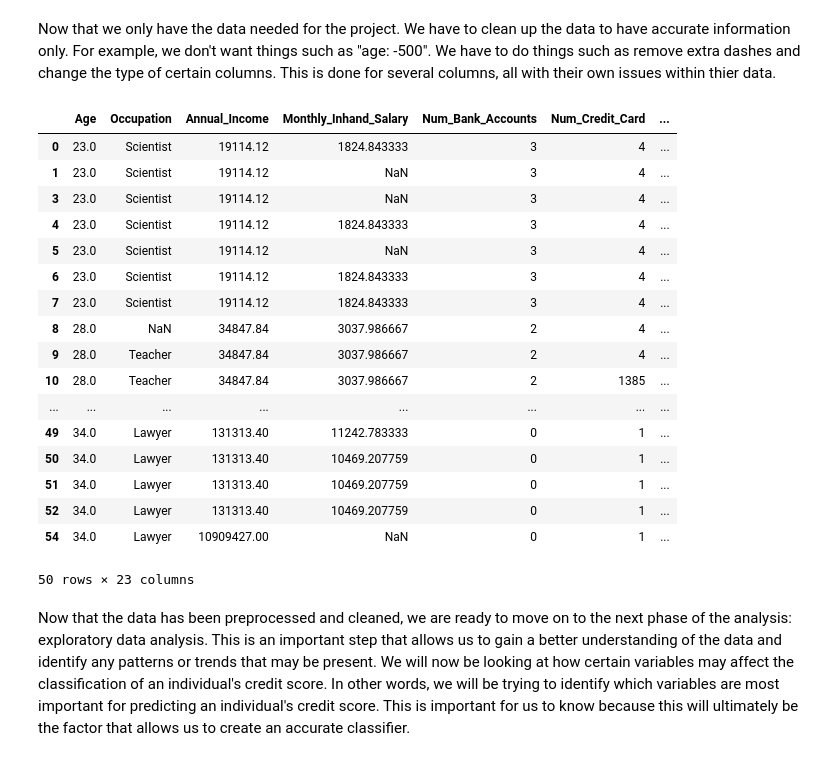
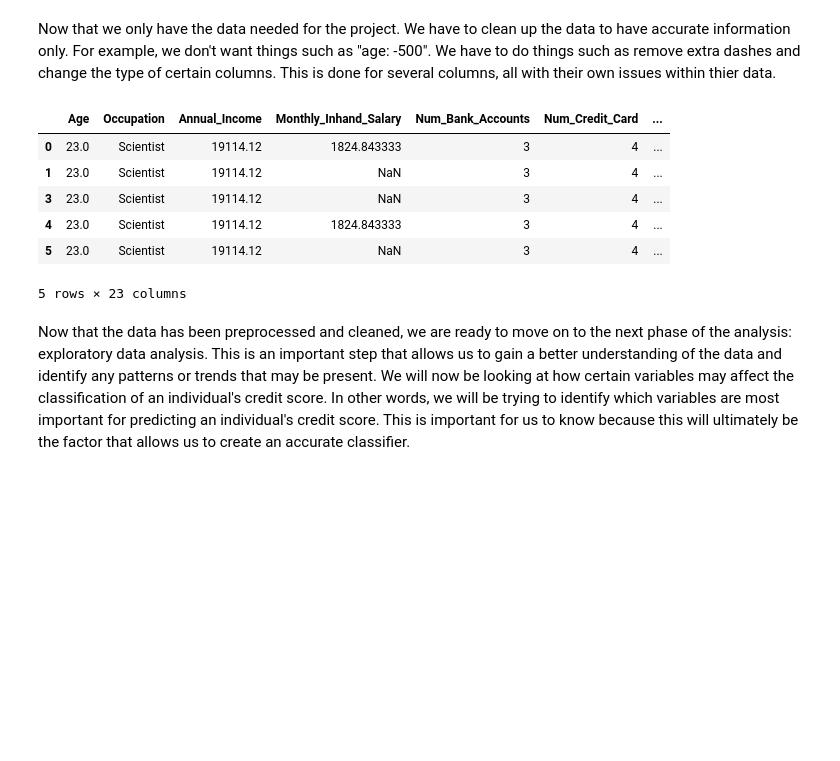
Before and after one commit to sheevs2/sheevs2.github.io, a Jupyter notebook: finalProject.ipynb, the cells around one changed output. Cells and saved outputs as stored; diff of their text form; code cells hidden in the pictures; blank space fills up the shorter version.

```diff
--- a/finalProject.ipynb
+++ b/finalProject.ipynb
@@ -65,46 +66,37 @@ training["Age"] = training["Age"].apply(lambda x: x if x > 0 and x < 115 else np
 training["Occupation"] = training["Occupation"].replace("_______", np.nan)
 # payment behavior
 training["Payment_Behaviour"] = training["Payment_Behaviour"].replace("!@9#%8", "Medium_spent_Medium_value_payments")
 # number of loans
 training["Num_of_Loan"] = training["Num_of_Loan"].str.replace(r"_$", "", regex=True)
 training["Num_of_Loan"] = training["Num_of_Loan"].astype("int64")
 training["Num_of_Loan"] = training["Num_of_Loan"].apply(lambda x:  x if x >= 0 else np.nan)
 # credit mix
 training["Credit_Mix"] = training["Credit_Mix"].replace("_", "")
 training["Credit_Mix"] = training["Credit_Mix"].replace("-", "")
 # changing credit limit
 training["Changed_Credit_Limit"] = training["Changed_Credit_Limit"].replace("_", 0)
 training["Changed_Credit_Limit"] = training["Changed_Credit_Limit"].astype("float64")
 # drop duplicate ids
 training.drop_duplicates(subset="ID", inplace=True)
 training = training.drop(columns ="ID")
 #get values out of "credit history age"
 training["Credit_History_Age"] = training["Credit_History_Age"].str.extract(r'(\d+)')
 training["Credit_History_Age"] = training["Credit_History_Age"].replace(np.nan, 0)
 # deletes the row if age or num is NaN
 training = training.dropna(subset=["Age", "Num_of_Loan"])
+# outstanding debts
+training["Outstanding_Debt"] = training["Outstanding_Debt"].str.replace(r"_$", "", regex=True)
 
 # print new
-training.head(50)
+training.head()
 # %% [output]
 |  | Age | Occupation | Annual_Income | Monthly_Inhand_Salary | Num_Bank_Accounts | Num_Credit_Card | ... |
 | 0 | 23.0 | Scientist | 19114.12 | 1824.843333 | 3 | 4 | ... |
 | 1 | 23.0 | Scientist | 19114.12 | NaN | 3 | 4 | ... |
 | 3 | 23.0 | Scientist | 19114.12 | NaN | 3 | 4 | ... |
 | 4 | 23.0 | Scientist | 19114.12 | 1824.843333 | 3 | 4 | ... |
 | 5 | 23.0 | Scientist | 19114.12 | NaN | 3 | 4 | ... |
-| 6 | 23.0 | Scientist | 19114.12 | 1824.843333 | 3 | 4 | ... |
-| 7 | 23.0 | Scientist | 19114.12 | 1824.843333 | 3 | 4 | ... |
-| 8 | 28.0 | NaN | 34847.84 | 3037.986667 | 2 | 4 | ... |
-| 9 | 28.0 | Teacher | 34847.84 | 3037.986667 | 2 | 4 | ... |
-| 10 | 28.0 | Teacher | 34847.84 | 3037.986667 | 2 | 1385 | ... |
-| ... | ... | ... | ... | ... | ... | ... | ... |
-| 49 | 34.0 | Lawyer | 131313.40 | 11242.783333 | 0 | 1 | ... |
-| 50 | 34.0 | Lawyer | 131313.40 | 10469.207759 | 0 | 1 | ... |
-| 51 | 34.0 | Lawyer | 131313.40 | 10469.207759 | 0 | 1 | ... |
-| 52 | 34.0 | Lawyer | 131313.40 | 10469.207759 | 0 | 1 | ... |
-| 54 | 34.0 | Lawyer | 10909427.00 | NaN | 0 | 1 | ... |
-50 rows × 23 columns
+5 rows × 23 columns
 # %% [markdown]
 Now that the data has been preprocessed and cleaned, we are ready to move on to the next phase of the analysis: exploratory data analysis. This is an important step that allows us to gain a better understanding of the data and identify any patterns or trends that may be present. We will now be looking at how certain variables may affect the classification of an individual's credit score. In other words, we will be trying to identify which variables are most important for predicting an individual's credit score. This is important for us to know because this will ultimately be the factor that allows us to create an accurate classifier.
 # %% [markdown]
```
Also changed, not shown: parts of 16 cells of this notebook, 1 other file.
